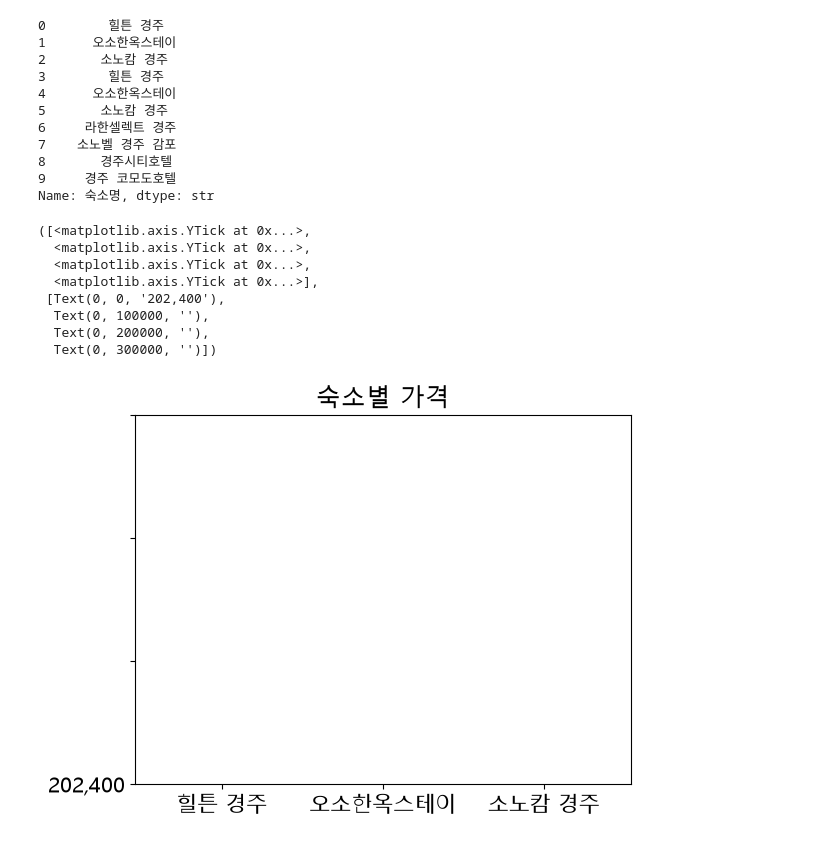
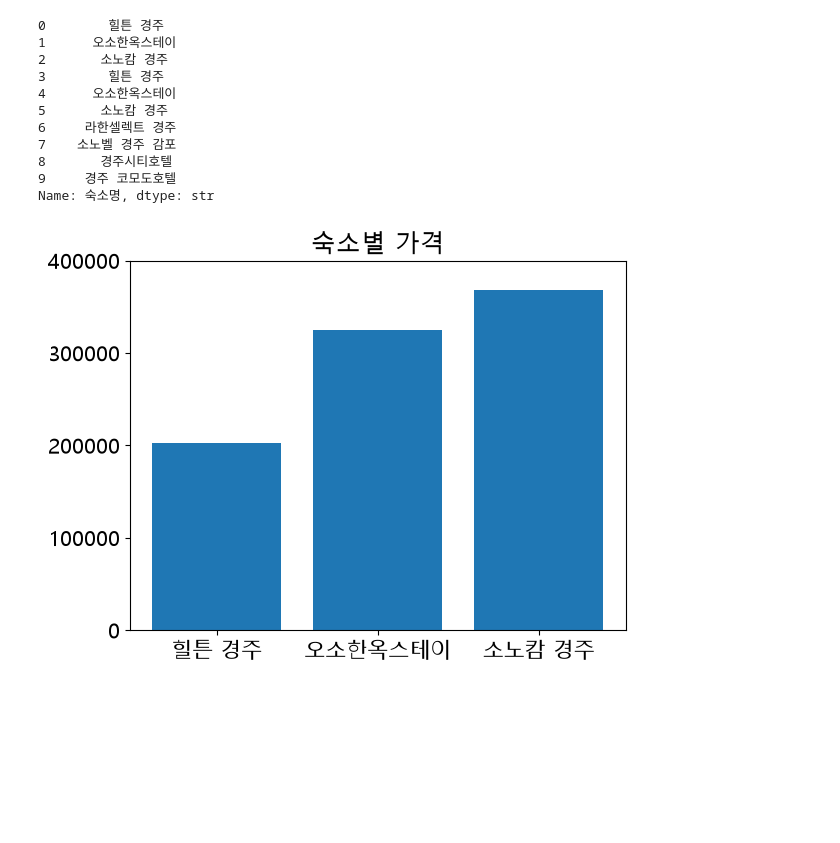
Before and after one commit to leesso0606/alx_data_0928, a Jupyter notebook: p1002/p1002_04_웹스크래핑그래프.ipynb, the cells around one changed output. Saved outputs shown, nothing was run; the diff lists cells and outputs as text; code cells hidden in the pictures; blank space fills up the shorter version.

```diff
--- a/p1002/p1002_04_웹스크래핑그래프.ipynb
+++ b/p1002/p1002_04_웹스크래핑그래프.ipynb
@@ -99,6 +100,36 @@ for i in range(len(lis)):
     '평가수':star_p,
     '금액':money
     })
+# %%
+# 선생님
+y_ul = soup.find('ul',{'class':'css-y5z6rw'})
+lis = y_ul.find_all('li',{'class':'gc-thumbnail-type-seller-card-wrapper css-13wylk3'})
+
+data = []
+y_ul = soup.find('ul',{'class':'css-y5z6rw'})
+lis = y_ul.find_all('li',{'class':'gc-thumbnail-type-seller-card-wrapper css-13wylk3'})
+
+title=None
+rating=None
+rate_num=None
+price=None
+for li in lis:
+    try:
+        title = li.find('h3',{'class':'gc-thumbnail-type-seller-card-title css-1gsfgy5'}).get_text().strip()
+        rating = li.find('span',{'class':'css-ry30z7'}).get_text().strip()
+        rate_numss = li.find('span',{'class':'css-144z61f'}).get_text().strip()
+        rate_nums = rate_numss.replace(' ','')[:-5]
+        rate_num = rate_nums.replace(",","")
+        price = li.find('span',{'class':'css-1llao6q'}).get_text().strip()
+        price = int(price.replace(",","").strip())
+    except:
+        pass
+    data.append({
+        '숙소명':title,
+        '평점':float(rating),
+        '평가수':rate_num,
+        '금액':price
+    })
 # %%
 df=pd.DataFrame(data)
 df.to_excel('file/yeogi01.xlsx',index=False)
@@ -160,20 +195,13 @@ Name: 숙소명, dtype: str
 # %%
 # 숙소명으로 그래프
 title=df['숙소명'].head(3)
 money=df['금액'].head(3)
 x=title
 y=money
 
 plt.bar(x,y)
 plt.title('숙소별 가격')
-plt.yticks([0,100000,200000,300000])
+plt.yticks([0,100000,200000,300000,400000])
+plt.show()
 # %% [output]
-([<matplotlib.axis.YTick at 0x...>,
-  <matplotlib.axis.YTick at 0x...>,
-  <matplotlib.axis.YTick at 0x...>,
-  <matplotlib.axis.YTick at 0x...>],
- [Text(0, 0, '202,400'),
-  Text(0, 100000, ''),
-  Text(0, 200000, ''),
-  Text(0, 300000, '')])
-[figure, old version]
+[figure, new version]
```
Also changed, not shown: parts of 4 cells of this notebook, 48 other files.
